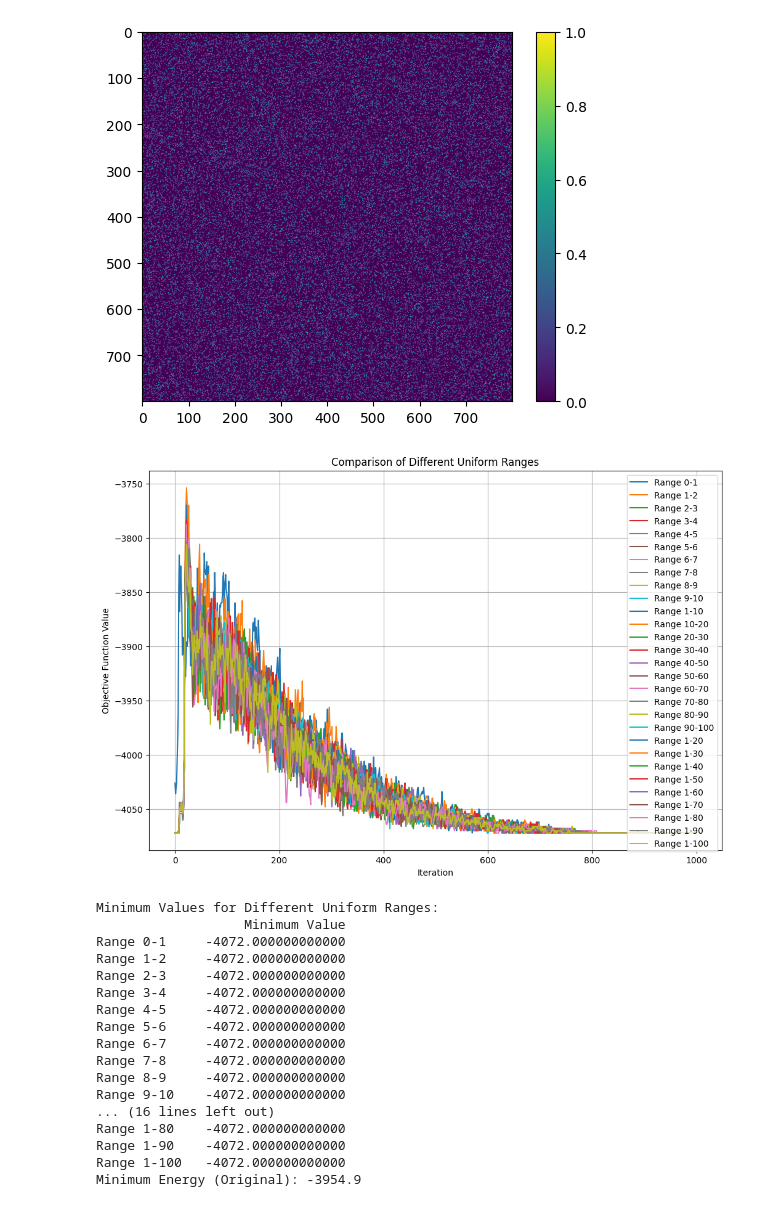
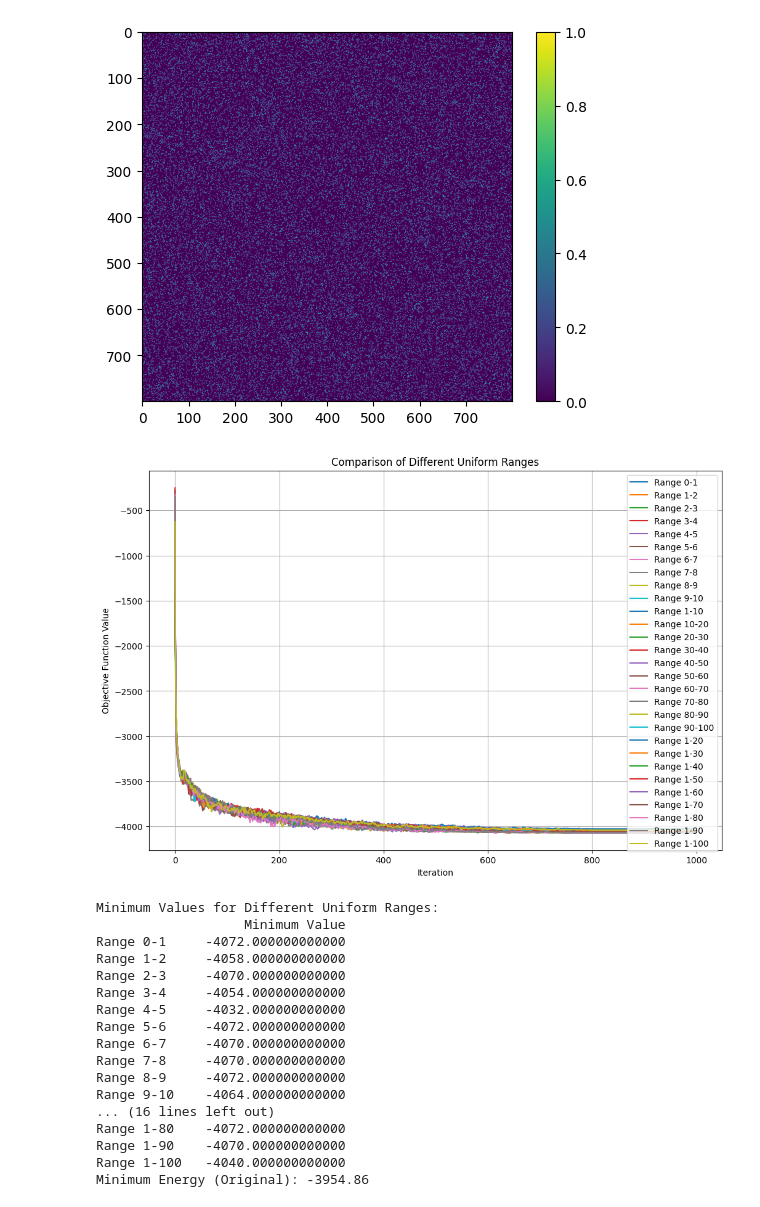
Before and after one commit to CHIN-HUA/AI, a Jupyter notebook: QPA_code_demo.ipynb, the cells around one changed output. Saved outputs shown, nothing was run; the diff lists cells and outputs as text; code cells hidden in the pictures.

```diff
--- a/QPA_code_demo.ipynb
+++ b/QPA_code_demo.ipynb
@@ -63,6 +63,22 @@ uniform_ranges = [
 
 
 for min_val, max_val in uniform_ranges:
+
+      coulpingMatrix = - adjMat   # Covert problem to Ising coupling
+      # parameter chosing
+      numTrials = 100
+      numIterations = 1000   # predefined number of iterations
+      numSpins = coulpingMatrix.shape[0]  # number of spins (Problem size N)
+      adpRate = 0.01    # learning rate/step size
+      lamda = np.linspace(10,0,numIterations)     # coefficient of initial Hamiltonian
+      # initilization
+      spinVector = np.random.randint(2,size=(numSpins,numTrials))*2-1.0   # randomly initialize spin configurations
+      xVector = np.zeros((numSpins,numTrials))    # zero initialize classical "superposition"
+      momentum = np.zeros((numSpins,numTrials))    # zero initialize momentum
+      isingHamil = np.zeros(numTrials)    # Ising Hamiltonian
+      isingHamilHistory_annealing = np.zeros((numIterations, numTrials))
+      isingHamilHistory_tide = np.zeros((numIterations, numTrials))
+
       key = f"Range {min_val}-{max_val}"
       isingHamilHistory_tide_distributions[key] = np.zeros((numIterations, numTrials))
 
@@ -112,48 +128,48 @@ plt.figure(figsize=(12, 8))
 for key, history in isingHamilHistory_tide_distributions.items():
     plt.plot(np.min(history, axis=1), label=key)
 
 # 標注與美化
 plt.xlabel("Iteration")
 plt.ylabel("Objective Function Value")
 plt.title("Comparison of Different Uniform Ranges")
 plt.legend()
 plt.grid()
 plt.show()
 
 # 提取最低值並列出
 distribution_min_values = {key: np.min(history) for key, history in isingHamilHistory_tide_distributions.items()}
 
 # 格式化輸出
 import pandas as pd
 df_distribution_min_values = pd.DataFrame.from_dict(distribution_min_values, orient='index', columns=['Minimum Value'])
 df_distribution_min_values['Minimum Value'] = df_distribution_min_values['Minimum Value'].apply(lambda x: f"{x:.12f}")
 
 # 顯示表格
 print("Minimum Values for Different Uniform Ranges:")
 print(df_distribution_min_values)
 
 mean_original = isingHamilHistory.mean(axis=1)
 
 # Compare minimum values
 min_original = mean_original.min()
 
 print(f"Minimum Energy (Original): {min_original}")
 # %% [output]
-[figure, old version]
+[figure, new version]
 Minimum Values for Different Uniform Ranges:
                    Minimum Value
 Range 0-1     -4072.000000000000
-Range 1-2     -4072.000000000000
-Range 2-3     -4072.000000000000
-Range 3-4     -4072.000000000000
-Range 4-5     -4072.000000000000
+Range 1-2     -4058.000000000000
+Range 2-3     -4070.000000000000
+Range 3-4     -4054.000000000000
+Range 4-5     -4032.000000000000
 Range 5-6     -4072.000000000000
-Range 6-7     -4072.000000000000
-Range 7-8     -4072.000000000000
+Range 6-7     -4070.000000000000
+Range 7-8     -4070.000000000000
 Range 8-9     -4072.000000000000
-Range 9-10    -4072.000000000000
+Range 9-10    -4064.000000000000
 ... (16 lines left out)
 Range 1-80    -4072.000000000000
-Range 1-90    -4072.000000000000
-Range 1-100   -4072.000000000000
-Minimum Energy (Original): -3954.9
+Range 1-90    -4070.000000000000
+Range 1-100   -4040.000000000000
+Minimum Energy (Original): -3954.86
```
Also changed, not shown: parts of 11 cells of this notebook.
